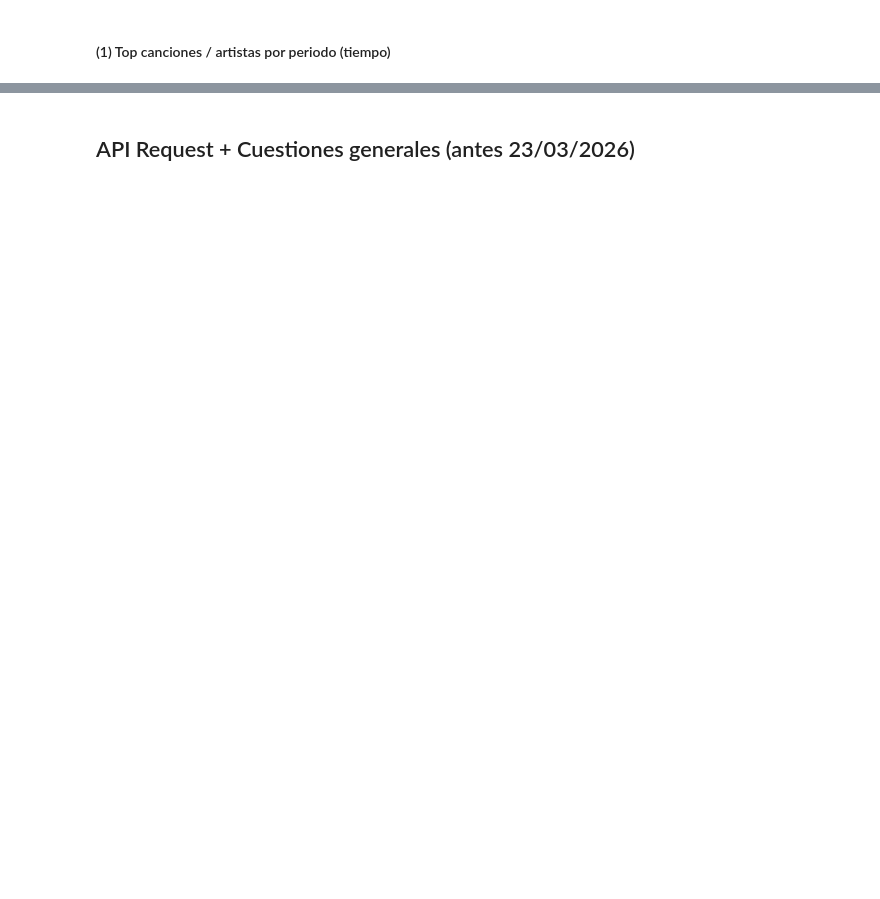
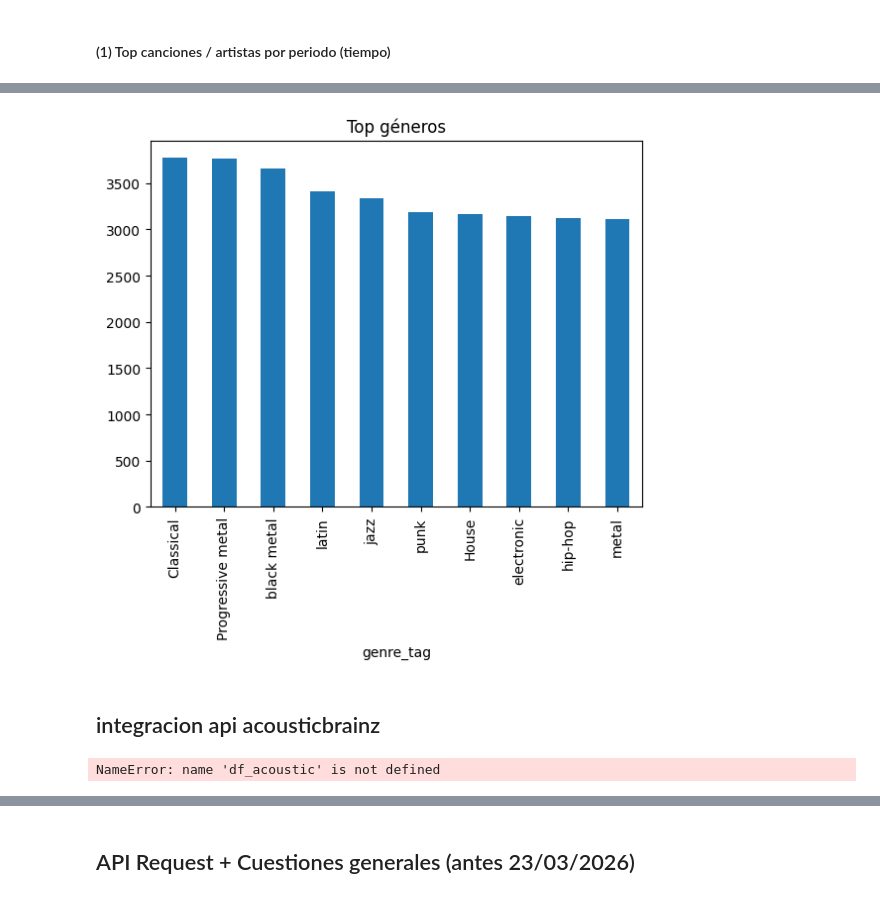
Before and after one commit to 4GeeksAcademy/ProyectoFinal23, a Jupyter notebook: src/Modulo1_backup-manual_data.ipynb, the cells around one changed output, grey strips where cells are left out. Drawn from its saved outputs; the diff is of its cells as text; code cells hidden in the pictures; blank space fills up the shorter version.

```diff
--- a/src/Modulo1_backup-manual_data.ipynb
+++ b/src/Modulo1_backup-manual_data.ipynb
@@ -814,0 +1102,14 @@ IndexError: index out of range
+# %%
+top_genres = df_analysis['genre_tag'].value_counts().head(10)
+
+top_genres.plot(kind='bar')
+plt.title("Top géneros")
+plt.show()
+# %% [output]
+[figure, added]
+# %% [markdown]
+## integracion api acousticbrainz
+# %%
+df_enriched = df_analysis.merge(df_acoustic, on='mbid', how='inner')
+# %% [output]
+NameError: name 'df_acoustic' is not defined
```
Also changed, not shown: parts of 87 cells of this notebook, 2 other files.
